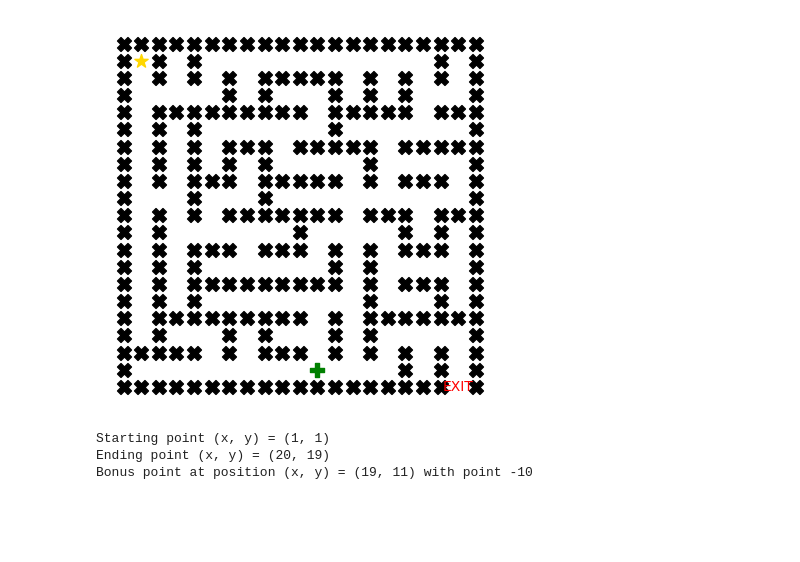
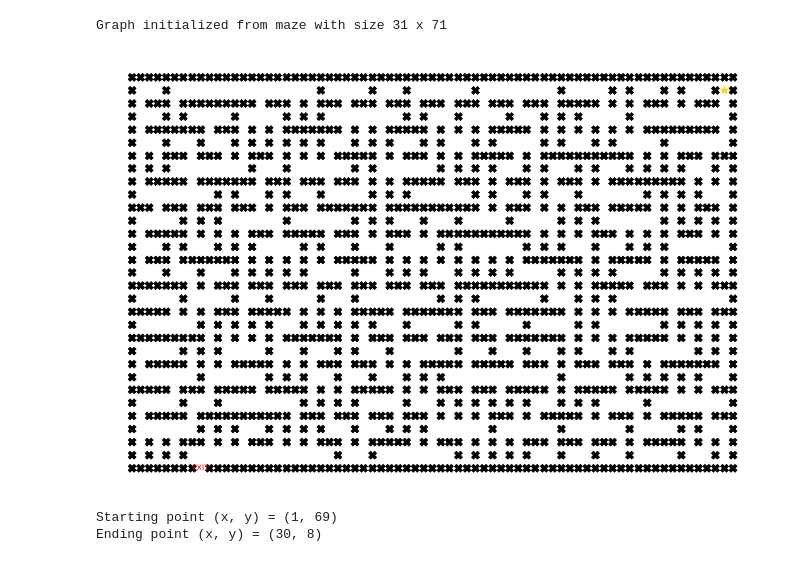
Before and after one commit to hungngocphat01/HCMUS-IntroAI-Project01-Pathfinding, a Jupyter notebook: source/Example.ipynb, the cells around one changed output. Cells and saved outputs as stored; diff of their text form; code cells hidden in the pictures; blank space fills up the shorter version.

```diff
--- a/source/Example.ipynb
+++ b/source/Example.ipynb
@@ -5,13 +5,13 @@ from Queue import Queue
 from heuristic_func import *
 from searching_algorithms import Astar, DFS
 # %%
-g = Graph('testcases/nobonus4.txt')
-fs = (5, 5)
+g = Graph('testcases/nobonus5.txt')
+fs = (15, 10)
 g.visualize(figsize=fs)
 # %% [output]
+Graph initialized from maze with size 31 x 71
-[figure, old version]
+[figure, new version]
-Starting point (x, y) = (1, 1)
-Ending point (x, y) = (20, 19)
-Bonus point at position (x, y) = (19, 11) with point -10
+Starting point (x, y) = (1, 69)
+Ending point (x, y) = (30, 8)
 # %%
 g.clear()
```
Also changed, not shown: parts of 3 cells of this notebook, 15 other files.
